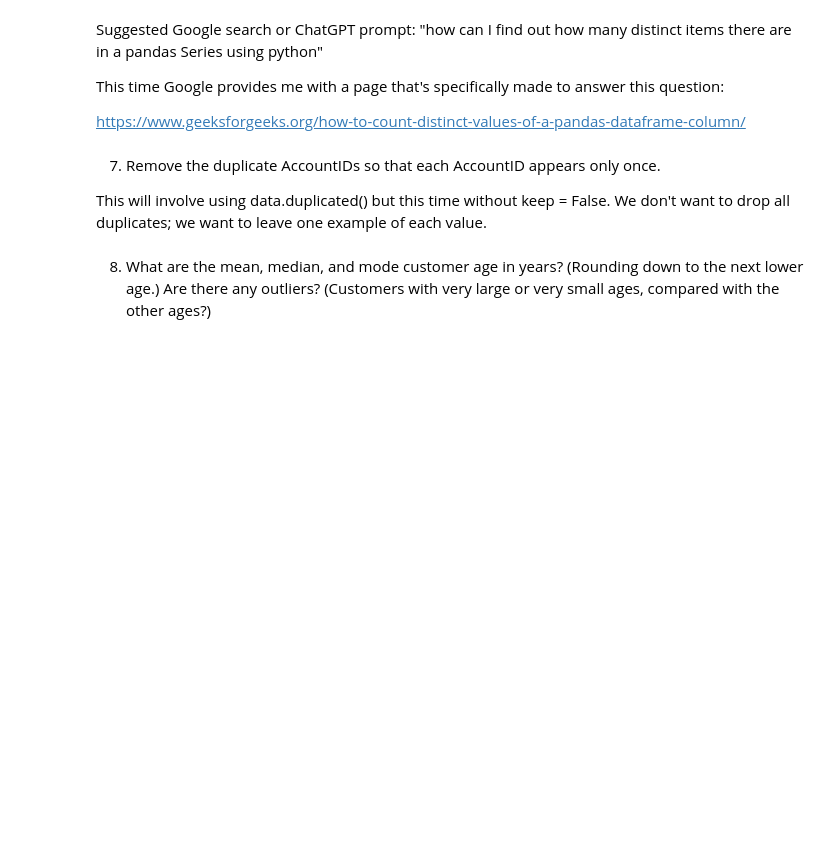
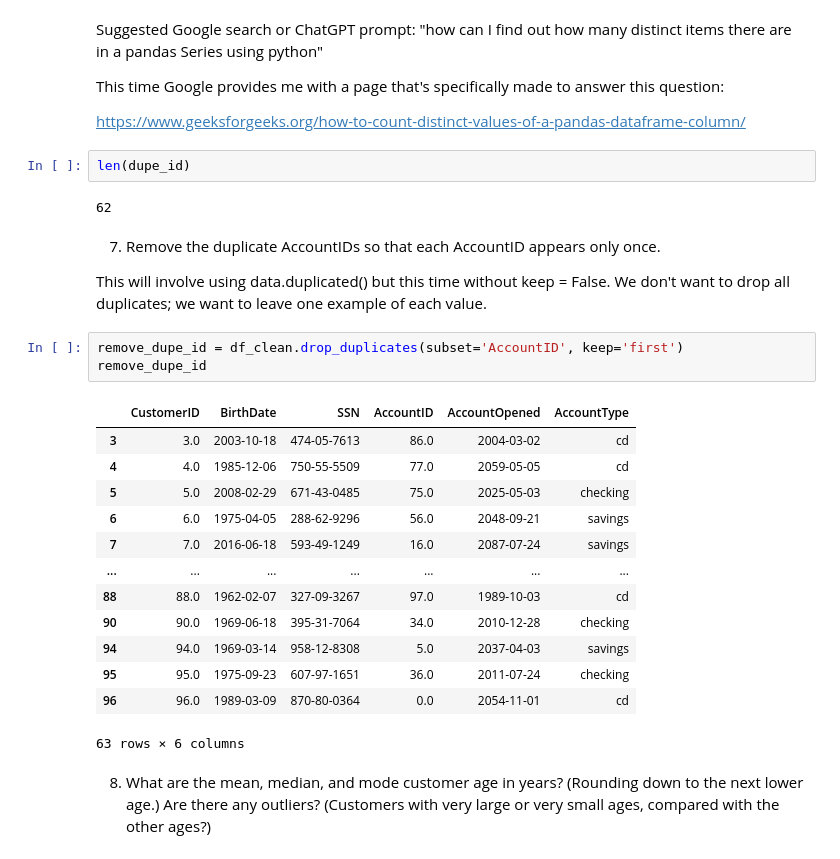
Before and after one commit to chenmichael2/Module-B-semester-2, a Jupyter notebook: OMDSS-ModB2-Week1-Chen-Michael.ipynb, the cells around one changed output. Saved outputs shown, nothing was run; the diff lists cells and outputs as text; blank space fills up the shorter version.

```diff
--- a/OMDSS-ModB2-Week1-Chen-Michael.ipynb
+++ b/OMDSS-ModB2-Week1-Chen-Michael.ipynb
@@ -364,10 +369,31 @@ Suggested Google search or ChatGPT prompt: "how can I find out how many distinct
 This time Google provides me with a page that's specifically made to answer this question:
 
 https://www.geeksforgeeks.org/how-to-count-distinct-values-of-a-pandas-dataframe-column/
+# %%
+len(dupe_id)
+# %% [output]
+62
 # %% [markdown]
 7. Remove the duplicate AccountIDs so that each AccountID appears only once.
 
 This will involve using data.duplicated() but this time without keep = False.  We don't want to drop all duplicates; we want to leave one example of each value.
+# %%
+remove_dupe_id = df_clean.drop_duplicates(subset='AccountID', keep='first')
+remove_dupe_id
+# %% [output]
+|  | CustomerID | BirthDate | SSN | AccountID | AccountOpened | AccountType |
+| 3 | 3.0 | 2003-10-18 | 474-05-7613 | 86.0 | 2004-03-02 | cd |
+| 4 | 4.0 | 1985-12-06 | 750-55-5509 | 77.0 | 2059-05-05 | cd |
+| 5 | 5.0 | 2008-02-29 | 671-43-0485 | 75.0 | 2025-05-03 | checking |
+| 6 | 6.0 | 1975-04-05 | 288-62-9296 | 56.0 | 2048-09-21 | savings |
+| 7 | 7.0 | 2016-06-18 | 593-49-1249 | 16.0 | 2087-07-24 | savings |
+| ... | ... | ... | ... | ... | ... | ... |
+| 88 | 88.0 | 1962-02-07 | 327-09-3267 | 97.0 | 1989-10-03 | cd |
+| 90 | 90.0 | 1969-06-18 | 395-31-7064 | 34.0 | 2010-12-28 | checking |
+| 94 | 94.0 | 1969-03-14 | 958-12-8308 | 5.0 | 2037-04-03 | savings |
+| 95 | 95.0 | 1975-09-23 | 607-97-1651 | 36.0 | 2011-07-24 | checking |
+| 96 | 96.0 | 1989-03-09 | 870-80-0364 | 0.0 | 2054-11-01 | cd |
+63 rows × 6 columns
 # %% [markdown]
 8. What are the mean, median, and mode customer age in years?  (Rounding down to the next lower age.)
 Are there any outliers?  (Customers with very large or very small ages, compared with the other ages?)
```
Also changed, not shown: parts of 4 cells of this notebook.
